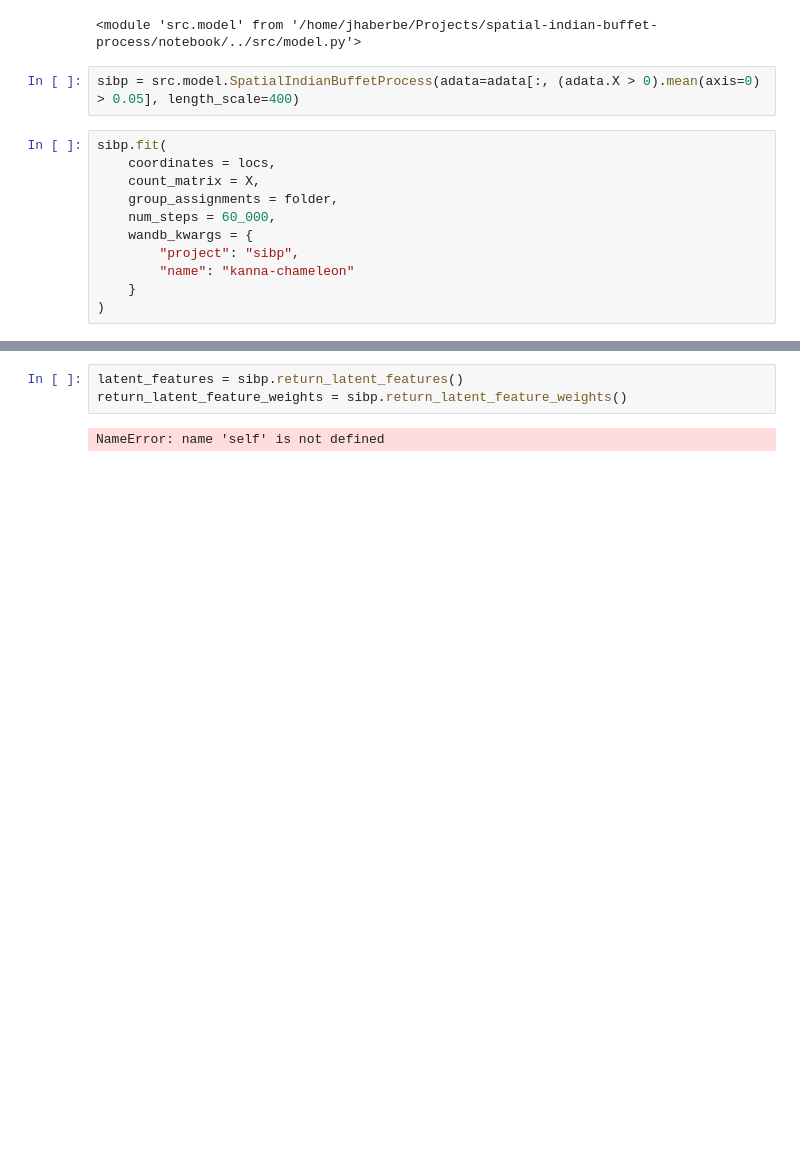
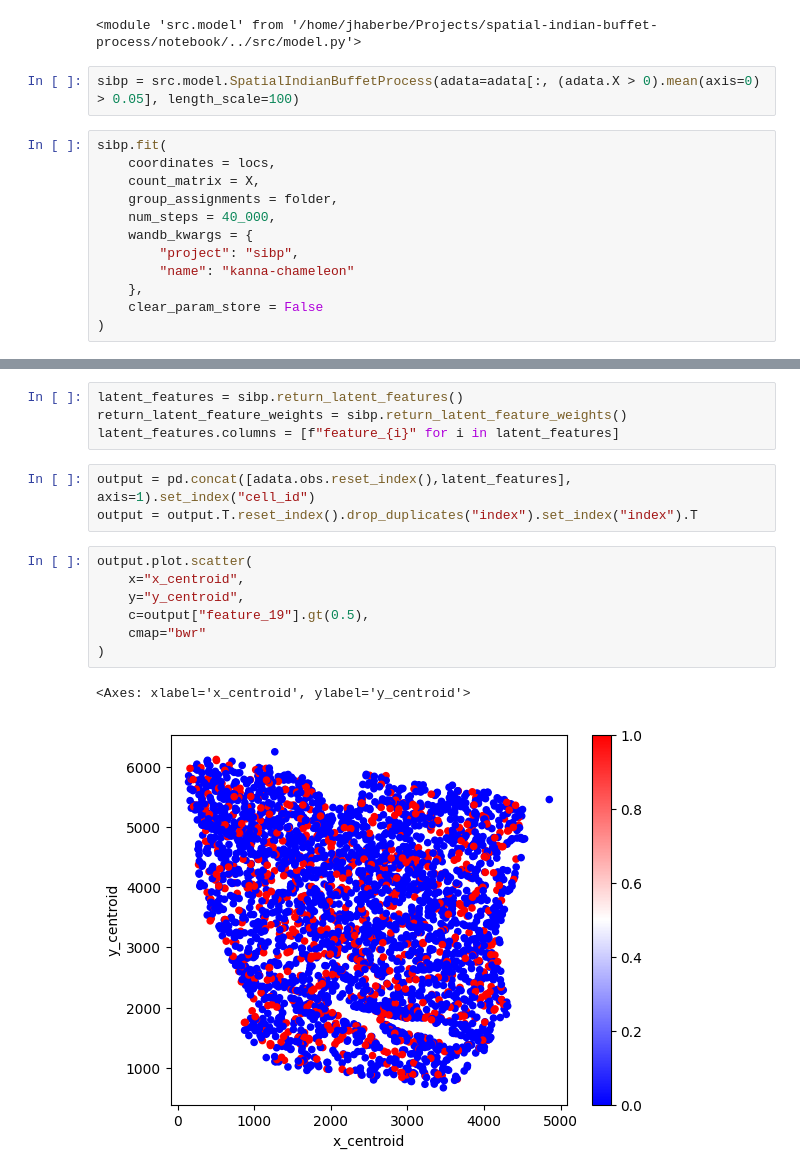
Before and after one commit to jhaberbe/spatial-indian-buffet-process, a Jupyter notebook: notebook/package-testing.ipynb, the cells around one changed output, grey strips where cells are left out. Cells and saved outputs as stored; diff of their text form; blank space fills up the shorter version.

```diff
--- a/notebook/package-testing.ipynb
+++ b/notebook/package-testing.ipynb
@@ -40,16 +40,17 @@ importlib.reload(src.model)
 # %% [output]
 <module 'src.model' from '/home/jhaberbe/Projects/spatial-indian-buffet-process/notebook/../src/model.py'>
 # %%
-sibp = src.model.SpatialIndianBuffetProcess(adata=adata[:, (adata.X > 0).mean(axis=0) > 0.05], length_scale=400)
+sibp = src.model.SpatialIndianBuffetProcess(adata=adata[:, (adata.X > 0).mean(axis=0) > 0.05], length_scale=100)
 # %%
 sibp.fit(
     coordinates = locs,
     count_matrix = X,
     group_assignments = folder,
-    num_steps = 60_000,
+    num_steps = 40_000,
     wandb_kwargs = {
         "project": "sibp",
         "name": "kanna-chameleon"
-    }
+    },
+    clear_param_store = False
 )
 # %% [output]
@@ -57,5 +72,17 @@ sibp.fit(
 # %%
 latent_features = sibp.return_latent_features()
 return_latent_feature_weights = sibp.return_latent_feature_weights()
+latent_features.columns = [f"feature_{i}" for i in latent_features]
-# %% [output]
-NameError: name 'self' is not defined
+# %%
+output = pd.concat([adata.obs.reset_index(),latent_features], axis=1).set_index("cell_id")
+output = output.T.reset_index().drop_duplicates("index").set_index("index").T
+# %%
+output.plot.scatter(
+    x="x_centroid",
+    y="y_centroid",
+    c=output["feature_19"].gt(0.5),
+    cmap="bwr"
+)
+# %% [output]
+<Axes: xlabel='x_centroid', ylabel='y_centroid'>
+[figure, added]
```
Also changed, not shown: parts of 3 cells of this notebook, 6 other files.
